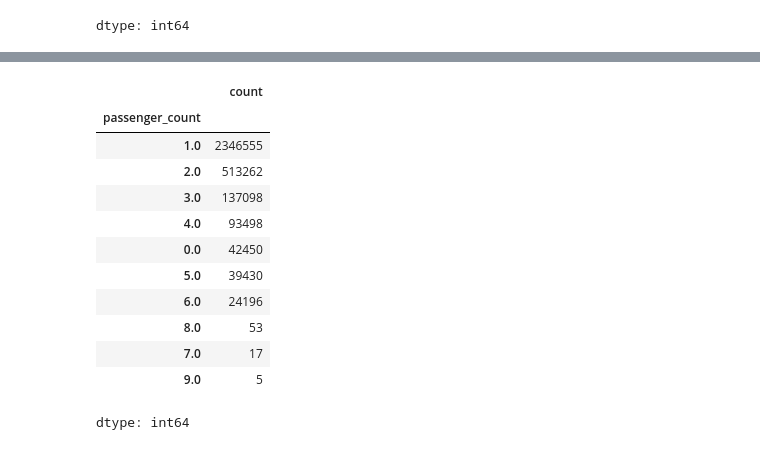
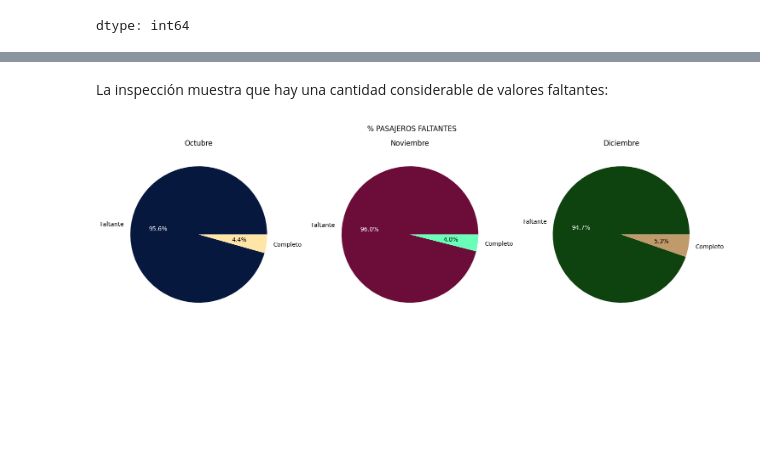
Before and after one commit to CrissRMFI/TA047R-2C2024-GRUPO08, a Jupyter notebook: TA047R_TP1_GRUPOXX_ENTREGA_EJ01.ipynb, the cells around one changed output, grey strips where cells are left out. Drawn from its saved outputs; the diff is of its cells as text; code cells hidden in the pictures; blank space fills up the shorter version.

Commit message:
Explorando datos: passenger_count

```diff
--- a/TA047R_TP1_GRUPOXX_ENTREGA_EJ01.ipynb
+++ b/TA047R_TP1_GRUPOXX_ENTREGA_EJ01.ipynb
@@ -131,16 +101,29 @@ dtype: int64
-# %%
-trips_dec["passenger_count"].value_counts()
-# %% [output]
-|  | count |
-| passenger_count |  |
-| 1.0 | 2346555 |
-| 2.0 | 513262 |
-| 3.0 | 137098 |
-| 4.0 | 93498 |
-| 0.0 | 42450 |
-| 5.0 | 39430 |
-| 6.0 | 24196 |
-| 8.0 | 53 |
-| 7.0 | 17 |
-| 9.0 | 5 |
-dtype: int64
+# %% [markdown]
+La inspección muestra que hay una cantidad considerable de valores faltantes:
+# %%
+fig, axes = plt.subplots(1, 3, figsize=(15, 5))
+
+na_percentages = trips_oct["passenger_count"].isna().value_counts(normalize=True) * 100
+_,_,autotexts = axes[0].pie(na_percentages, labels=["Faltante", "Completo"], autopct='%1.1f%%', colors=['#07183f', '#ffe5a8'])
+autotexts[0].set_color('white')
+axes[0].set_title("Octubre")
+
+
+na_percentages = trips_nov["passenger_count"].isna().value_counts(normalize=True) * 100
+_,_,autotexts = axes[1].pie(na_percentages, labels=["Faltante", "Completo"], autopct='%1.1f%%', colors=['#6c0c39', '#69ffb8'])
+autotexts[0].set_color('white')
+axes[1].set_title("Noviembre")
+
+na_percentages = trips_dec["passenger_count"].isna().value_counts(normalize=True) * 100
+_,_,autotexts = axes[2].pie(na_percentages, labels=["Faltante", "Completo"], autopct='%1.1f%%', colors=['#0e420e', '#c19a6b'])
+autotexts[0].set_color('white')
+axes[2].set_title("Diciembre")
+
+plt.suptitle("% PASAJEROS FALTANTES")
+
+plt.tight_layout()
+
+
+plt.show()
+# %% [output]
+[figure, added]
```
Also changed, not shown: parts of 6 cells of this notebook.
